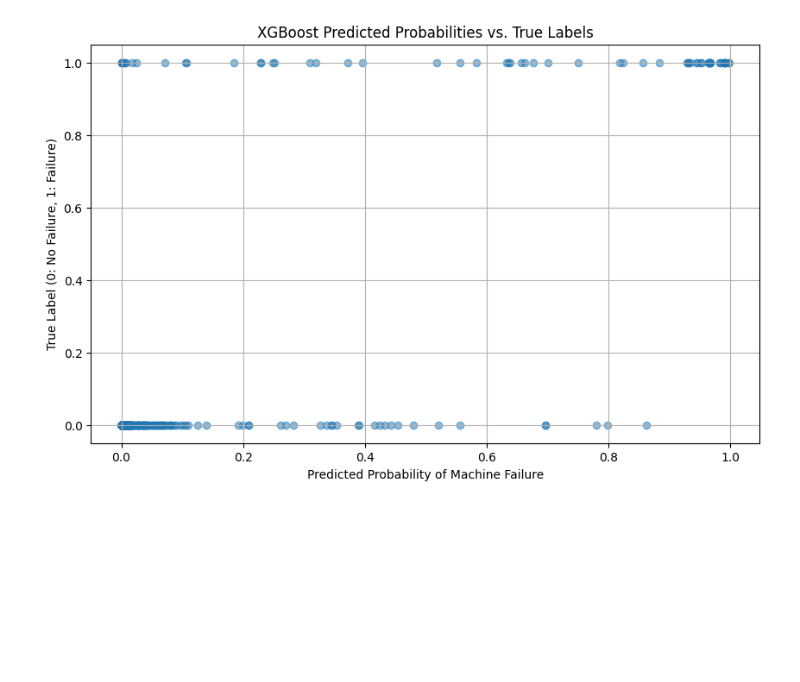
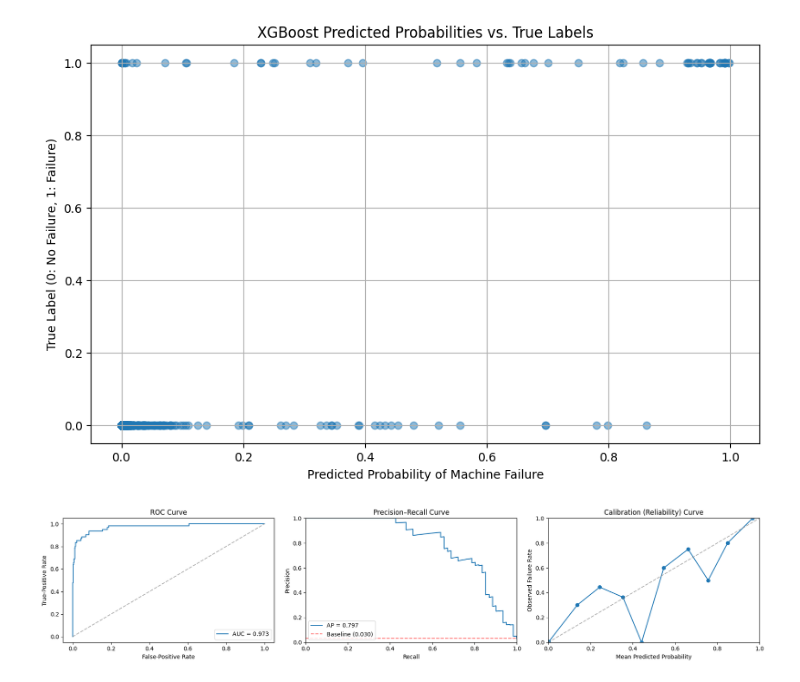
Before and after one commit to jairajsaraf/iot-predictive-maintenance, a Jupyter notebook: notebooks/IoT_Predictive_Maintenance_System_for_Smart_Factories.ipynb, the cells around one changed output. Drawn from its saved outputs; the diff is of its cells as text; code cells hidden in the pictures; blank space fills up the shorter version.

```diff
--- a/notebooks/IoT_Predictive_Maintenance_System_for_Smart_Factories.ipynb
+++ b/notebooks/IoT_Predictive_Maintenance_System_for_Smart_Factories.ipynb
@@ -536,3 +493,67 @@ plt.grid(True)
 plt.show()
 # %% [output]
 [figure]
+# %%
+import numpy as np
+import matplotlib.pyplot as plt
+import seaborn as sns
+
+from sklearn.metrics import (
+    roc_curve, auc,
+    precision_recall_curve, average_precision_score
+)
+from sklearn.calibration import calibration_curve
+
+# --- true labels & predicted probabilities ------------------
+# y_test: 1-D array (shape: (n_samples,))
+y_test = np.asarray(y_test).ravel()
+
+# y_pred_proba: positive-class probability (shape: (n_samples,))
+try:
+    y_pred_proba = xgb_model.predict_proba(X_test)[:, 1]
+except AttributeError:
+    # e.g. if using a CalibratedClassifierCV wrapper
+    y_pred_proba = xgb_model.predict_proba(X_test)[:, 1]
+
+# --- figure setup ------------------------------------------
+fig, axes = plt.subplots(1, 3, figsize=(18, 4))
+
+# ROC curve
+fpr, tpr, _ = roc_curve(y_test, y_pred_proba)
+roc_auc = auc(fpr, tpr)
+axes[0].plot(fpr, tpr, label=f"AUC = {roc_auc:0.3f}")
+axes[0].plot([0, 1], [0, 1], "--", color="gray", alpha=0.6)
+axes[0].set_title("ROC Curve")
+axes[0].set_xlabel("False-Positive Rate")
+axes[0].set_ylabel("True-Positive Rate")
+axes[0].legend(loc="lower right")
+
+# Precision-Recall curve
+precision, recall, _ = precision_recall_curve(y_test, y_pred_proba)
+ap = average_precision_score(y_test, y_pred_proba)
+axes[1].plot(recall, precision, label=f"AP = {ap:0.3f}")
+# baseline: positives / total
+baseline = y_test.mean()
+axes[1].hlines(baseline, 0, 1, colors="red", linestyles="--",
+               alpha=0.5, label=f"Baseline ({baseline:0.3f})")
+axes[1].set_title("Precision–Recall Curve")
+axes[1].set_xlabel("Recall")
+axes[1].set_ylabel("Precision")
+axes[1].set_xlim([0, 1]); axes[1].set_ylim([0, 1])
+axes[1].legend(loc="lower left")
+
+# Calibration curve
+prob_true, prob_pred = calibration_curve(
+    y_test, y_pred_proba, n_bins=10, strategy="uniform"
+)
+axes[2].plot(prob_pred, prob_true, marker="o")
+axes[2].plot([0, 1], [0, 1], "--", color="gray", alpha=0.6)
+axes[2].set_title("Calibration (Reliability) Curve")
+axes[2].set_xlabel("Mean Predicted Probability")
+axes[2].set_ylabel("Observed Failure Rate")
+axes[2].set_xlim([0, 1]); axes[2].set_ylim([0, 1])
+
+plt.tight_layout()
+plt.show()
+# %% [output]
+[figure, added]
```
Also changed, not shown: parts of 22 cells of this notebook.
